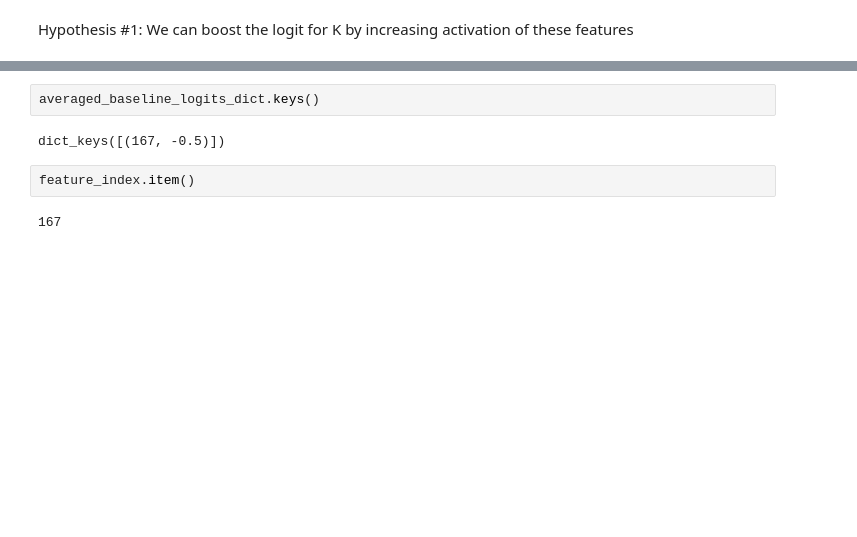
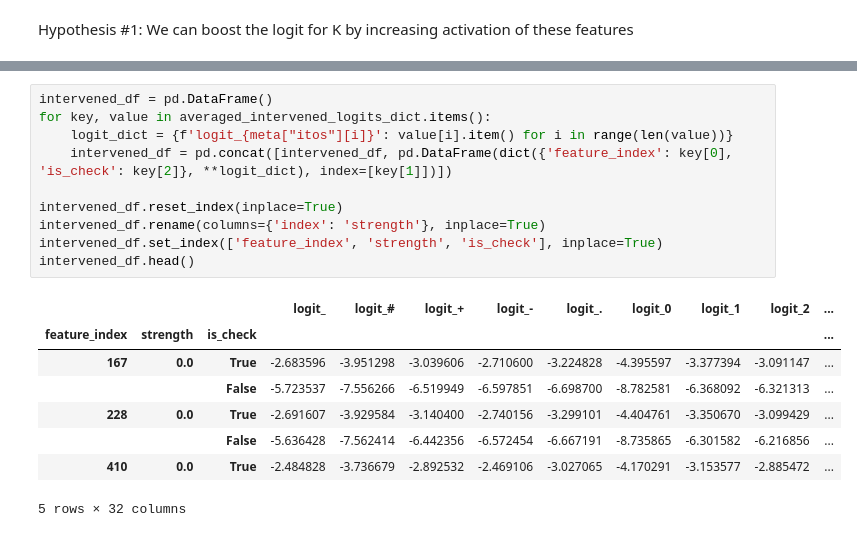
Before and after one commit to jkutaso/chessgpt_sae, a Jupyter notebook: hypothesis_testing_1.ipynb, the cells around one changed output, grey strips where cells are left out. Saved outputs shown, nothing was run; the diff lists cells and outputs as text; blank space fills up the shorter version.

```diff
--- a/hypothesis_testing_1.ipynb
+++ b/hypothesis_testing_1.ipynb
@@ -222,8 +268,19 @@ here
-# %%
-averaged_baseline_logits_dict.keys()
-# %% [output]
-dict_keys([(167, -0.5)])
-# %%
-feature_index.item()
-# %% [output]
-167
+# %%
+intervened_df = pd.DataFrame()
+for key, value in averaged_intervened_logits_dict.items():
+    logit_dict = {f'logit_{meta["itos"][i]}': value[i].item() for i in range(len(value))}
+    intervened_df = pd.concat([intervened_df, pd.DataFrame(dict({'feature_index': key[0], 'is_check': key[2]}, **logit_dict), index=[key[1]])])
+
+intervened_df.reset_index(inplace=True)
+intervened_df.rename(columns={'index': 'strength'}, inplace=True)
+intervened_df.set_index(['feature_index', 'strength', 'is_check'], inplace=True)
+intervened_df.head()
+# %% [output]
+|  |  |  | logit_ | logit_# | logit_+ | logit_- | logit_. | logit_0 | logit_1 | logit_2 | ... |
+| feature_index | strength | is_check |  |  |  |  |  |  |  |  | ... |
+| 167 | 0.0 | True | -2.683596 | -3.951298 | -3.039606 | -2.710600 | -3.224828 | -4.395597 | -3.377394 | -3.091147 | ... |
+|  |  | False | -5.723537 | -7.556266 | -6.519949 | -6.597851 | -6.698700 | -8.782581 | -6.368092 | -6.321313 | ... |
+| 228 | 0.0 | True | -2.691607 | -3.929584 | -3.140400 | -2.740156 | -3.299101 | -4.404761 | -3.350670 | -3.099429 | ... |
+|  |  | False | -5.636428 | -7.562414 | -6.442356 | -6.572454 | -6.667191 | -8.735865 | -6.301582 | -6.216856 | ... |
+| 410 | 0.0 | True | -2.484828 | -3.736679 | -2.892532 | -2.469106 | -3.027065 | -4.170291 | -3.153577 | -2.885472 | ... |
+5 rows × 32 columns
```
Also changed, not shown: parts of 13 cells of this notebook, 5 other files.
